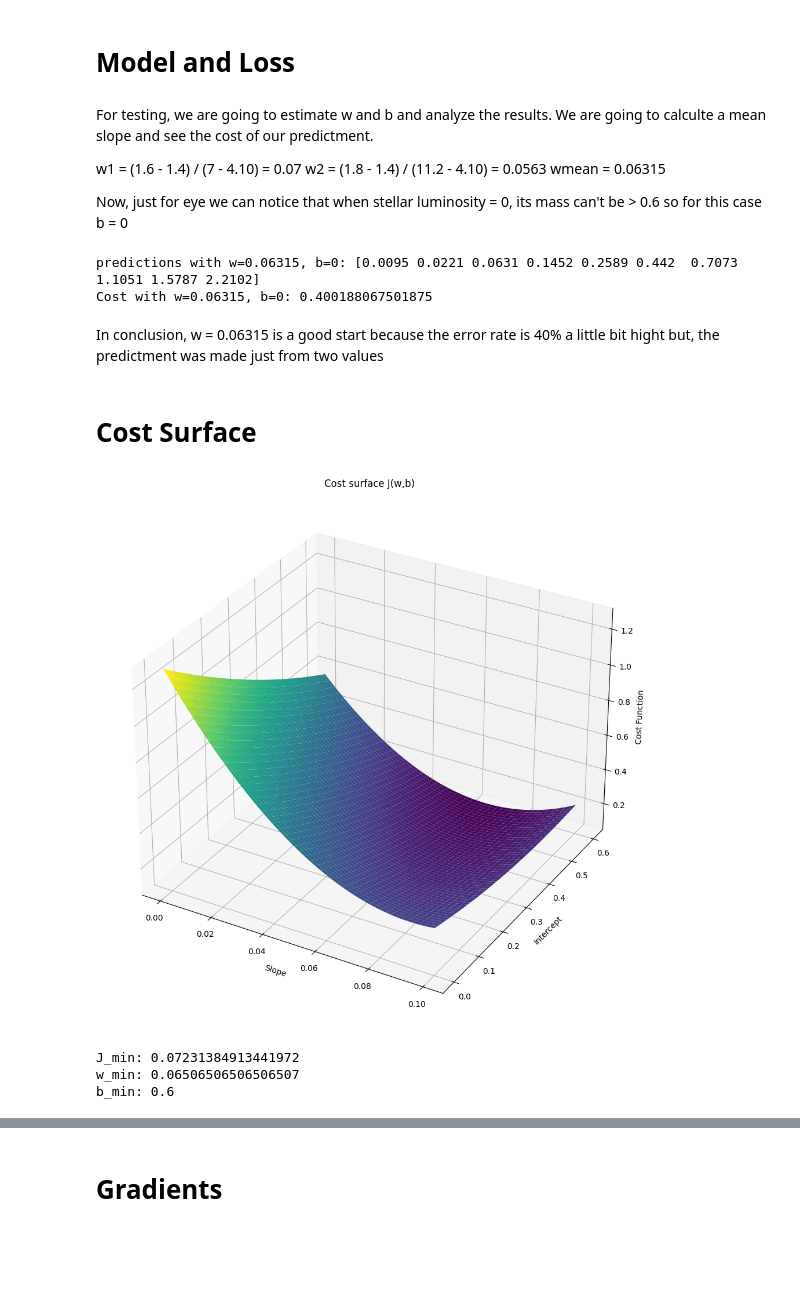
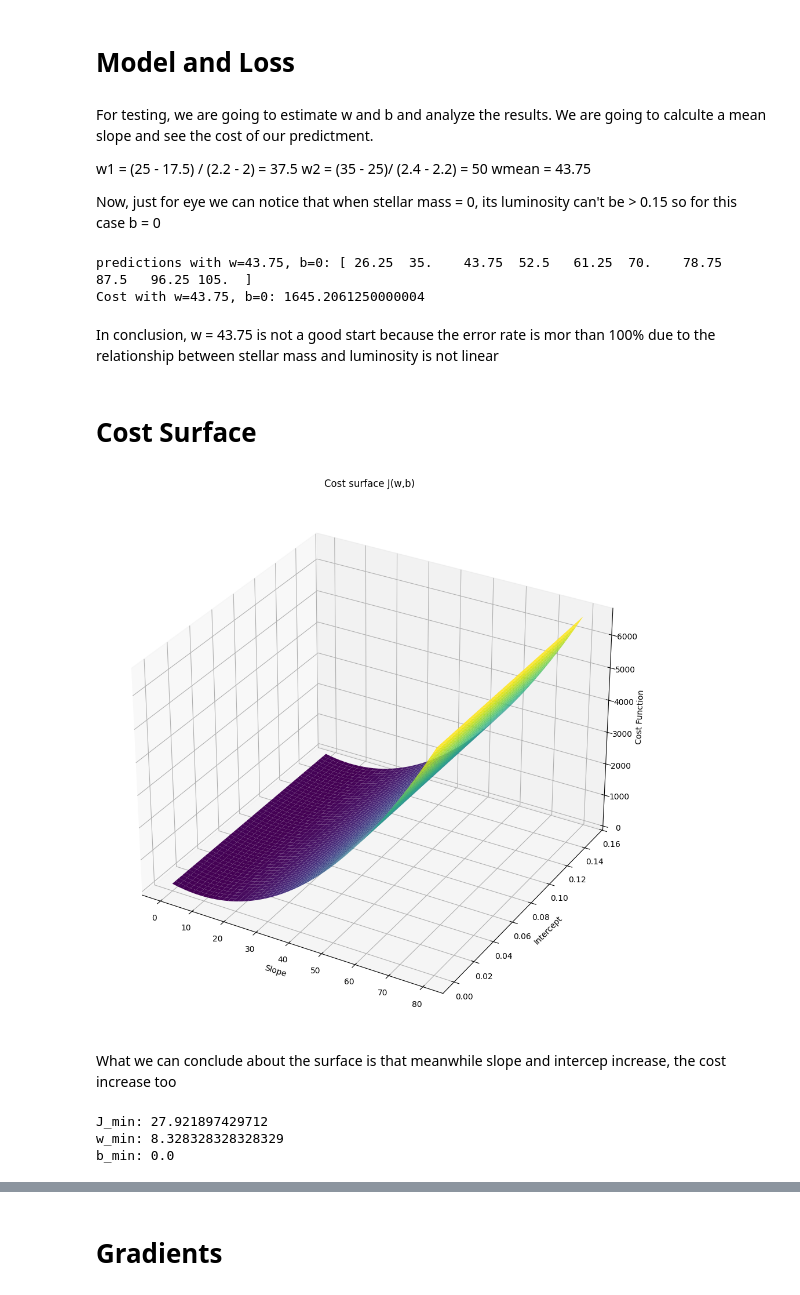
Before and after one commit to ccastano46/AREP_LAB01, a Jupyter notebook: 01_part1_linreg_1feature.ipynb, the cells around one changed output, grey strips where cells are left out. Cells and saved outputs as stored; diff of their text form; code cells hidden in the pictures; blank space fills up the shorter version.

```diff
--- a/01_part1_linreg_1feature.ipynb
+++ b/01_part1_linreg_1feature.ipynb
@@ -34,49 +34,51 @@ def compute_cost(x, y, w, b):
 For testing, we are going to estimate w and b and analyze the results.
 We are going to calculte a mean slope and see the cost of our predictment.
 
-w1 = (1.6 - 1.4) / (7 - 4.10) = 0.07
-w2 = (1.8 - 1.4) / (11.2 - 4.10) = 0.0563
-wmean = 0.06315
+w1 = (25 - 17.5) / (2.2 - 2) = 37.5
+w2 = (35 - 25)/ (2.4 - 2.2) = 50
+wmean = 43.75
 
-Now, just for eye we can notice that when stellar luminosity = 0, its mass can't be > 0.6 so for this case b = 0
+Now, just for eye we can notice that when stellar mass = 0, its luminosity can't be > 0.15 so for this case b = 0
 # %%
-w_test = 0.06315
+w_test = 43.75
 b_test = 0.0
-y_hat_test = predict(np.array(stellar_luminosity), w_test, b_test)
-print("predictions with w=0.06315, b=0:", y_hat_test)
-print("Cost with w=0.06315, b=0:", compute_cost(np.array(stellar_luminosity),
-np.array(stellar_mass), w_test, b_test))
+y_hat_test = predict(np.array(stellar_mass), w_test, b_test)
+print("predictions with w=43.75, b=0:", y_hat_test)
+print("Cost with w=43.75, b=0:", compute_cost(np.array(stellar_mass),
+np.array(stellar_luminosity), w_test, b_test))
 # %% [output]
-predictions with w=0.06315, b=0: [0.0095 0.0221 0.0631 0.1452 0.2589 0.442  0.7073 1.1051 1.5787 2.2102]
-Cost with w=0.06315, b=0: 0.400188067501875
+predictions with w=43.75, b=0: [ 26.25  35.    43.75  52.5   61.25  70.    78.75  87.5   96.25 105.  ]
+Cost with w=43.75, b=0: 1645.2061250000004
-# %% [markdown]
-In conclusion, w = 0.06315 is a good start because the error rate is 40% a little bit hight but, the predictment was made just from two values
+# %% [markdown]
+In conclusion, w = 43.75 is not a good start because the error rate is mor than 100% due to the relationship between stellar mass and luminosity is not linear
 # %% [markdown]
 # Cost Surface
 # %%
 from mpl_toolkits.mplot3d import Axes3D
 from matplotlib import cm
 # %%
-w_values = np.linspace(0, 0.1, 1000) # By eye we can determine that the slope can't be greater tha 0.1
-b_values = np.linspace(0, 0.6, 1000) # b < 0.6
+w_values = np.linspace(0, 80, 1000) # By eye we can determine that the slope can't be greater tha 0.1
+b_values = np.linspace(0, 0.15, 1000) # b < 0.6
 
 W, B = np.meshgrid(w_values, b_values)
 J_vals = np.zeros_like(W)
 for i in range(W.shape[0]):
     for j in range(W.shape[1]):
-        J_vals[i, j] = compute_cost(np.array(stellar_luminosity),
-        np.array(stellar_mass), W[i, j], B[i, j])
+        J_vals[i, j] = compute_cost(np.array(stellar_mass),
+        np.array(stellar_luminosity), W[i, j], B[i, j])
 
 fig = plt.figure(figsize=(12,12))
 ax = fig.add_subplot(111, projection='3d')
 ax.plot_surface(W, B, J_vals, cmap=cm.viridis, linewidth=0, antialiased=True)
 ax.set_xlabel("Slope")
 ax.set_ylabel("Intercept")
 ax.set_zlabel("Cost Function")
 ax.set_title("Cost surface J(w,b)")
 plt.show()
 # %% [output]
-[figure, old version]
+[figure, new version]
+# %% [markdown]
+What we can conclude about the surface is that meanwhile slope and intercep increase, the cost increase too
 # %%
 # Calculate Minimum Cost
 cost_min = np.min(J_vals)
@@ -92,6 +94,6 @@ print("J_min:", cost_min)
 print("w_min:", w_min)
 print("b_min:", b_min)
 # %% [output]
-J_min: 0.07231384913441972
-w_min: 0.06506506506506507
-b_min: 0.6
+J_min: 27.921897429712
+w_min: 8.328328328328329
+b_min: 0.0
```
Also changed, not shown: parts of 12 cells of this notebook, 1 other file.
